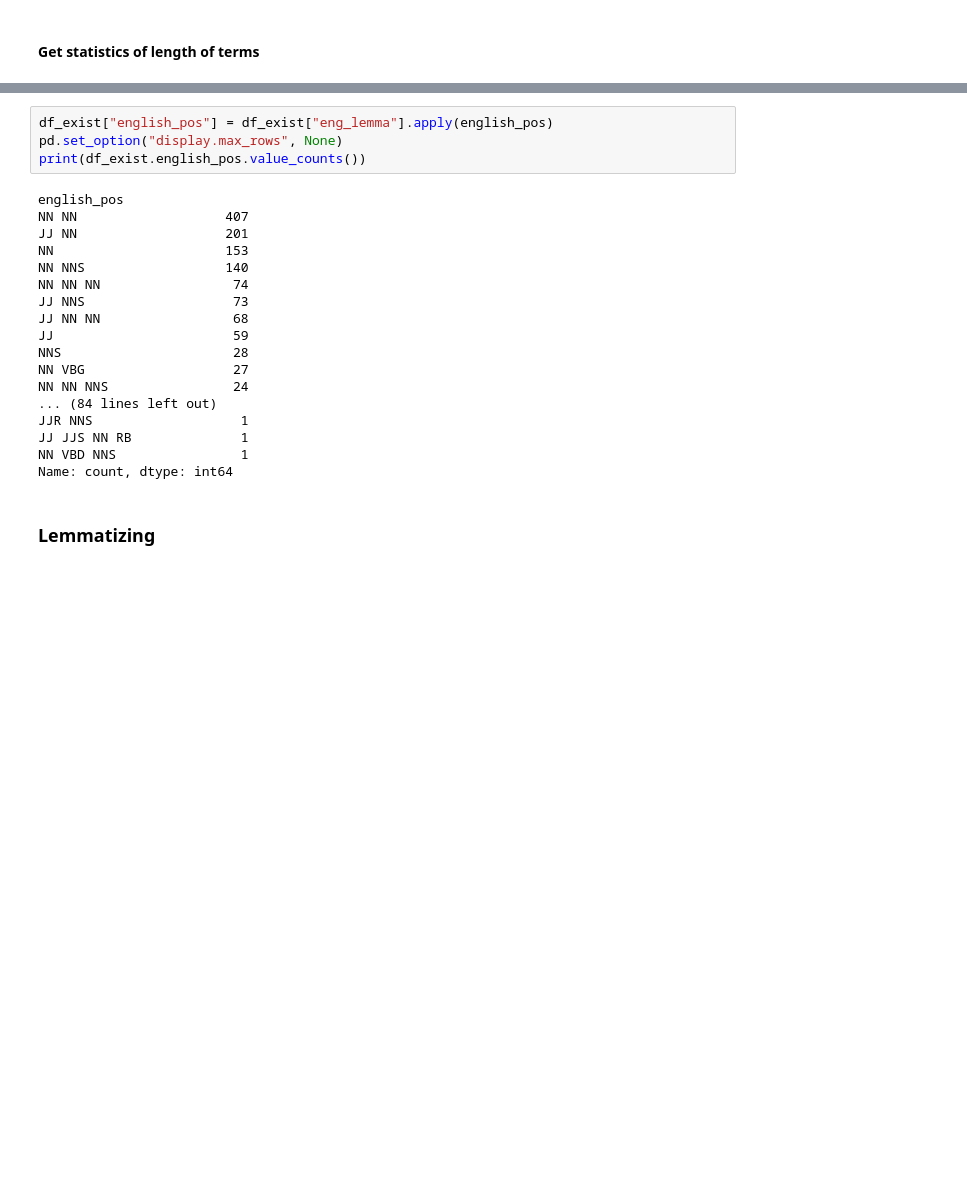
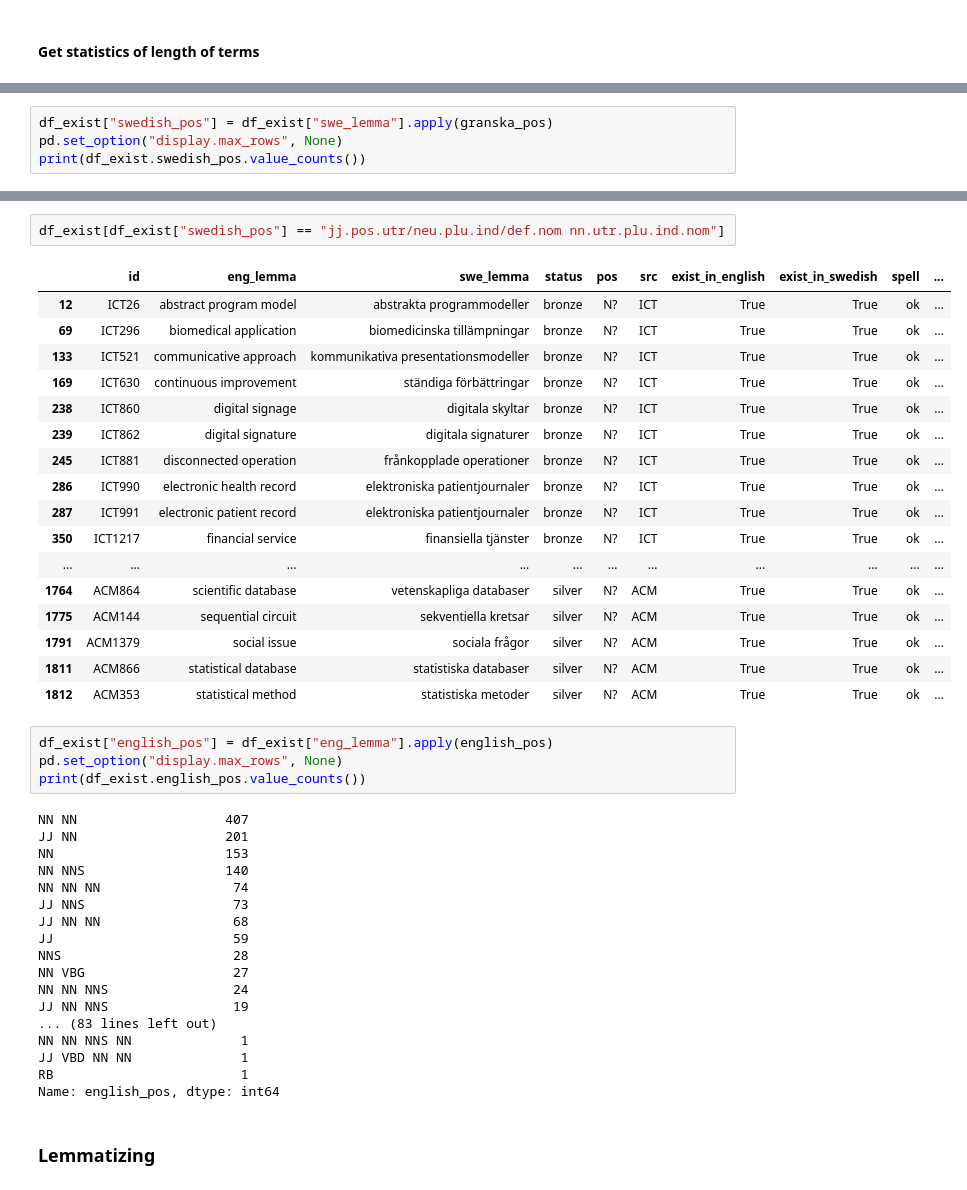
Before and after one commit to chickenThug/STUNDA, a Jupyter notebook: src/scripts/automatic_silver_to_gold.ipynb, the cells around one changed output, grey strips where cells are left out. Saved outputs shown, nothing was run; the diff lists cells and outputs as text; blank space fills up the shorter version.

Commit message:
Update swedish pos-tagging

```diff
--- a/src/scripts/automatic_silver_to_gold.ipynb
+++ b/src/scripts/automatic_silver_to_gold.ipynb
@@ -85,0 +85,4 @@ Name: count, dtype: int64
+# %%
+df_exist["swedish_pos"] = df_exist["swe_lemma"].apply(granska_pos)
+pd.set_option("display.max_rows", None)
+print(df_exist.swedish_pos.value_counts())
@@ -86,9 +107,28 @@ Name: count, dtype: int64
+# %%
+df_exist[df_exist["swedish_pos"] == "jj.pos.utr/neu.plu.ind/def.nom nn.utr.plu.ind.nom"]
+# %% [output]
+|  | id | eng_lemma | swe_lemma | status | pos | src | exist_in_english | exist_in_swedish | spell | ... |
+| 12 | ICT26 | abstract program model | abstrakta programmodeller | bronze | N? | ICT | True | True | ok | ... |
+| 69 | ICT296 | biomedical application | biomedicinska tillämpningar | bronze | N? | ICT | True | True | ok | ... |
+| 133 | ICT521 | communicative approach | kommunikativa presentationsmodeller | bronze | N? | ICT | True | True | ok | ... |
+| 169 | ICT630 | continuous improvement | ständiga förbättringar | bronze | N? | ICT | True | True | ok | ... |
+| 238 | ICT860 | digital signage | digitala skyltar | bronze | N? | ICT | True | True | ok | ... |
+| 239 | ICT862 | digital signature | digitala signaturer | bronze | N? | ICT | True | True | ok | ... |
+| 245 | ICT881 | disconnected operation | frånkopplade operationer | bronze | N? | ICT | True | True | ok | ... |
+| 286 | ICT990 | electronic health record | elektroniska patientjournaler | bronze | N? | ICT | True | True | ok | ... |
+| 287 | ICT991 | electronic patient record | elektroniska patientjournaler | bronze | N? | ICT | True | True | ok | ... |
+| 350 | ICT1217 | financial service | finansiella tjänster | bronze | N? | ICT | True | True | ok | ... |
+| ... | ... | ... | ... | ... | ... | ... | ... | ... | ... | ... |
+| 1764 | ACM864 | scientific database | vetenskapliga databaser | silver | N? | ACM | True | True | ok | ... |
+| 1775 | ACM144 | sequential circuit | sekventiella kretsar | silver | N? | ACM | True | True | ok | ... |
+| 1791 | ACM1379 | social issue | sociala frågor | silver | N? | ACM | True | True | ok | ... |
+| 1811 | ACM866 | statistical database | statistiska databaser | silver | N? | ACM | True | True | ok | ... |
+| 1812 | ACM353 | statistical method | statistiska metoder | silver | N? | ACM | True | True | ok | ... |
 # %%
 df_exist["english_pos"] = df_exist["eng_lemma"].apply(english_pos)
 pd.set_option("display.max_rows", None)
 print(df_exist.english_pos.value_counts())
 # %% [output]
-english_pos
 NN NN                   407
 JJ NN                   201
 NN                      153
@@ -100,11 +140,12 @@ JJ                       59
 NNS                      28
 NN VBG                   27
 NN NN NNS                24
-... (84 lines left out)
-JJR NNS                   1
-JJ JJS NN RB              1
-NN VBD NNS                1
-Name: count, dtype: int64
+JJ NN NNS                19
+... (83 lines left out)
+NN NN NNS NN              1
+JJ VBD NN NN              1
+RB                        1
+Name: english_pos, dtype: int64
 # %% [markdown]
 ### Lemmatizing
 # %%
```
Also changed, not shown: parts of 7 cells of this notebook, 1 other file.
